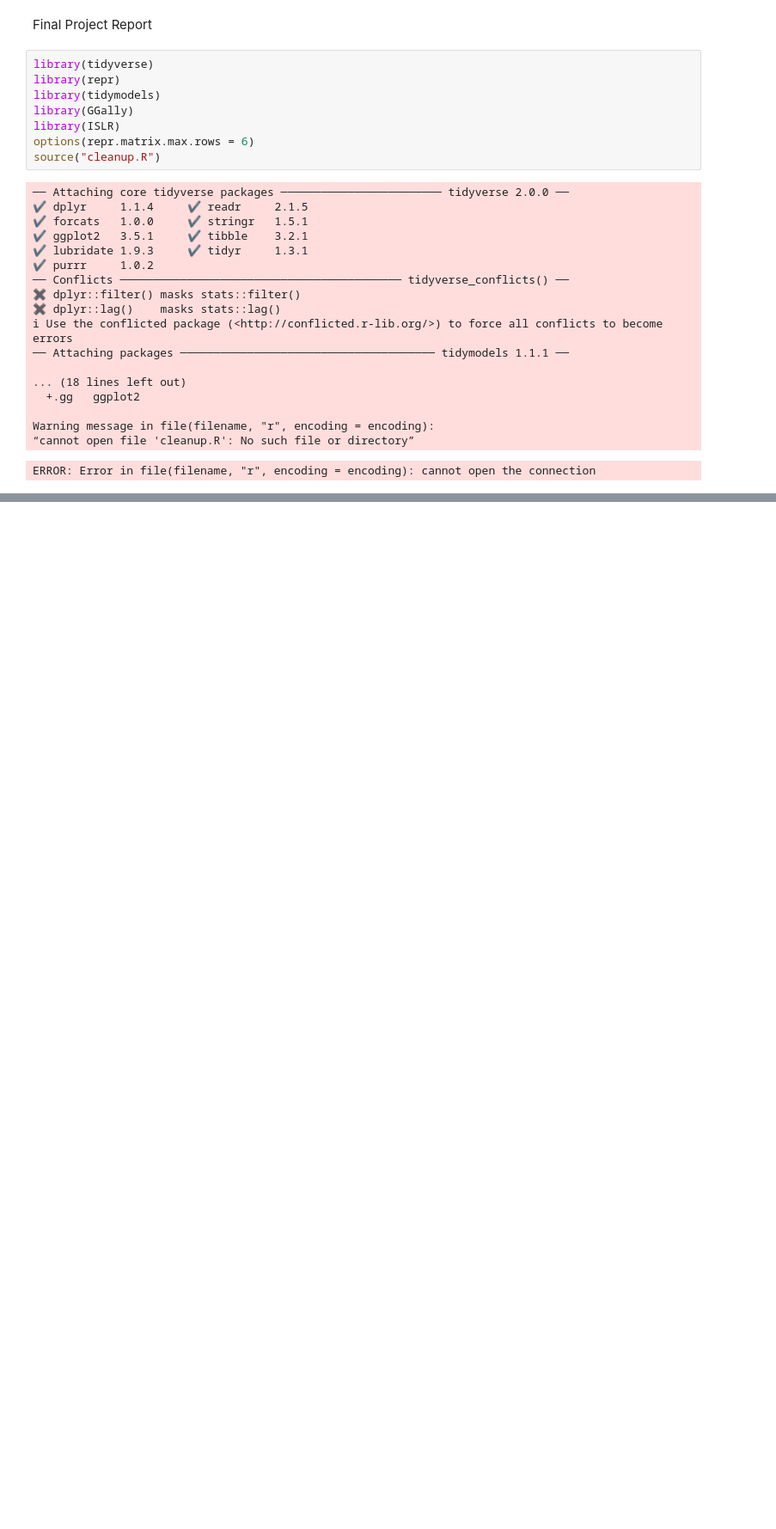
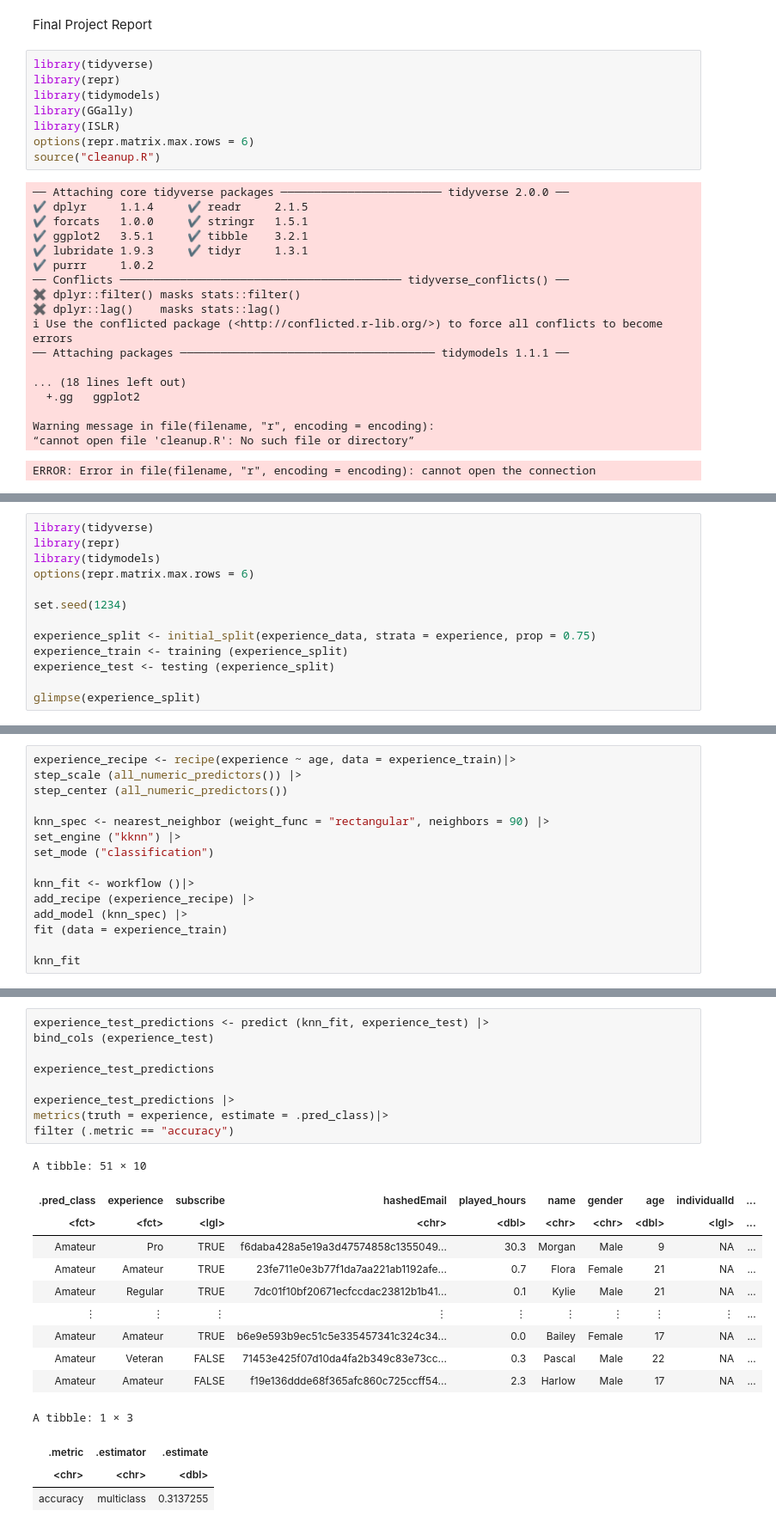
Before and after one commit to juliaawuu45/Final-Project-Report, a Jupyter notebook: Final Project Report.ipynb, the cells around one changed output, grey strips where cells are left out. Shown at 86% size. Drawn from its saved outputs; the diff is of its cells as text; blank space fills up the shorter version.

Commit message:
added recipe changes

```diff
--- a/Final Project Report.ipynb
+++ b/Final Project Report.ipynb
@@ -29,0 +141,13 @@ ERROR: Error in file(filename, "r", encoding = encoding): cannot open the connec
+# %%
+library(tidyverse)
+library(repr)
+library(tidymodels)
+options(repr.matrix.max.rows = 6)
+
+set.seed(1234)
+
+experience_split <- initial_split(experience_data, strata = experience, prop = 0.75)
+experience_train <- training (experience_split)
+experience_test <- testing (experience_split)
+
+glimpse(experience_split)
@@ -29,0 +171,15 @@ ERROR: Error in file(filename, "r", encoding = encoding): cannot open the connec
+# %%
+experience_recipe <- recipe(experience ~ age, data = experience_train)|>
+step_scale (all_numeric_predictors()) |>
+step_center (all_numeric_predictors())
+
+knn_spec <- nearest_neighbor (weight_func = "rectangular", neighbors = 90) |>
+set_engine ("kknn") |>
+set_mode ("classification")
+
+knn_fit <- workflow ()|>
+add_recipe (experience_recipe) |>
+add_model (knn_spec) |>
+fit (data = experience_train)
+
+knn_fit
@@ -29,0 +206,24 @@ ERROR: Error in file(filename, "r", encoding = encoding): cannot open the connec
+# %%
+experience_test_predictions <- predict (knn_fit, experience_test) |>
+bind_cols (experience_test)
+
+experience_test_predictions
+
+experience_test_predictions |>
+metrics(truth = experience, estimate = .pred_class)|>
+filter (.metric == "accuracy")
+# %% [output]
+A tibble: 51 × 10
+| .pred_class | experience | subscribe | hashedEmail | played_hours | name | gender | age | individualId | ... |
+| <fct> | <fct> | <lgl> | <chr> | <dbl> | <chr> | <chr> | <dbl> | <lgl> | ... |
+| Amateur | Pro | TRUE | f6daba428a5e19a3d47574858c1355049... | 30.3 | Morgan | Male | 9 | NA | ... |
+| Amateur | Amateur | TRUE | 23fe711e0e3b77f1da7aa221ab1192afe... | 0.7 | Flora | Female | 21 | NA | ... |
+| Amateur | Regular | TRUE | 7dc01f10bf20671ecfccdac23812b1b41... | 0.1 | Kylie | Male | 21 | NA | ... |
+| ⋮ | ⋮ | ⋮ | ⋮ | ⋮ | ⋮ | ⋮ | ⋮ | ⋮ | ... |
+| Amateur | Amateur | TRUE | b6e9e593b9ec51c5e335457341c324c34... | 0.0 | Bailey | Female | 17 | NA | ... |
+| Amateur | Veteran | FALSE | 71453e425f07d10da4fa2b349c83e73cc... | 0.3 | Pascal | Male | 22 | NA | ... |
+| Amateur | Amateur | FALSE | f19e136ddde68f365afc860c725ccff54... | 2.3 | Harlow | Male | 17 | NA | ... |
+A tibble: 1 × 3
+| .metric | .estimator | .estimate |
+| <chr> | <chr> | <dbl> |
+| accuracy | multiclass | 0.3137255 |
```
Also changed, not shown: parts of 10 cells of this notebook.
